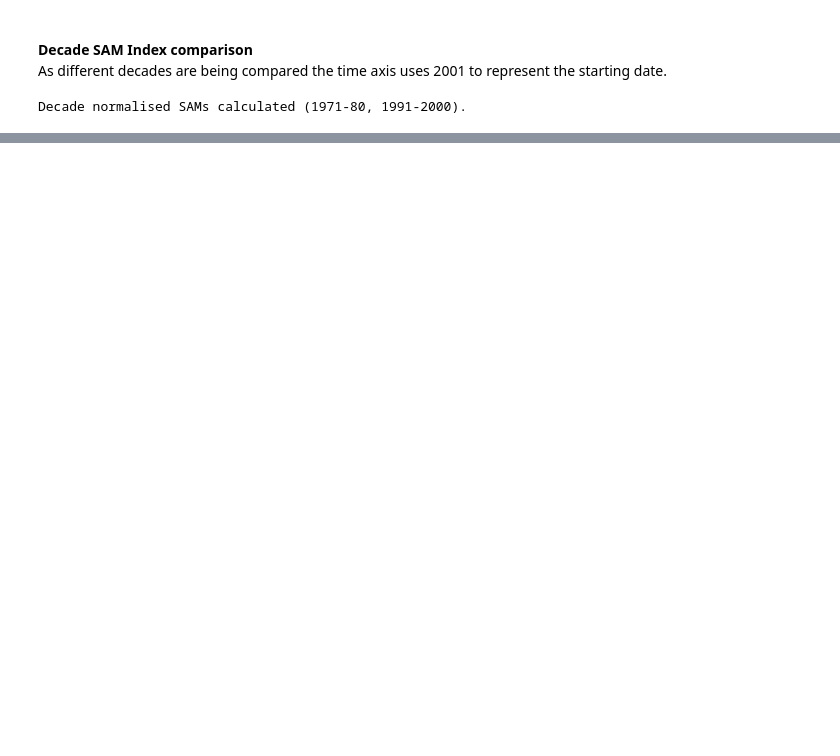
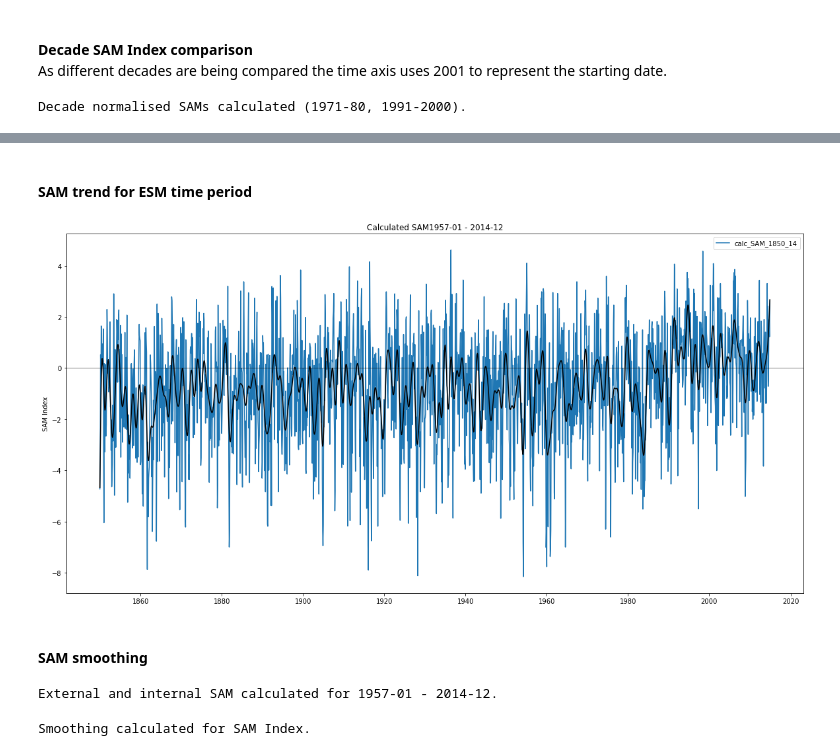
Before and after one commit to el1247/BAS_AI4ER_SAM, a Jupyter notebook: notebooks/exploratory/1.1_el_SAMAnalysis.ipynb, the cells around one changed output, grey strips where cells are left out. Saved outputs shown, nothing was run; the diff lists cells and outputs as text; code cells hidden in the pictures; blank space fills up the shorter version.

```diff
--- a/notebooks/exploratory/1.1_el_SAMAnalysis.ipynb
+++ b/notebooks/exploratory/1.1_el_SAMAnalysis.ipynb
@@ -108,6 +109,14 @@ External SAM index data in SAMIndex.txt loaded into externalSAMIndexSort.
 <li>SAMCalculateNorm - returns a data array of the difference in pressures between lat -40 and lat -65 (tolerance ±1°) for an input data array, normalised using second input data array.
 </ul>
 # %%
+def butter_lowpass(data,cut,order=4,sample_freq=1) :
+    nyq = 0.5*sample_freq
+    pass_freq =1./cut/nyq
+    sos=signal.butter(order, pass_freq, 'low', output='sos')
+    filt=signal.sosfiltfilt(sos,data)
+    return filt
+
+
 def externalSAMSearch(startDate, endDate):
     '''Performs np searching across externalSAMIndexSort for start-end date data, returns 2 x n np.array containing [dates][data]'''
     x, startIndex = np.where(externalSAMIndexSort == np.datetime64(startDate, 'M'))
@@ -330,0 +372,34 @@ plt.show()
+# %% [markdown]
+<br>
+<b>SAM trend for ESM time period</b><br>
+# %%
+smooth18SAM1850_14 = butter_lowpass(SAM1850_14["SAM_Index"], 18)
+timePlot(SAM1850_14, "calc_SAM_1850_14", "Calculated SAM"+startDate+" - "+endDate, 1)
+plt.plot(SAM1850_14["time"], smooth18SAM1850_14, color="Black")
+plt.axhline(0, color="Black", lw=0.5)
+plt.show()
+# %% [output]
+[figure, added]
+# %% [markdown]
+<br>
+<b>SAM smoothing</b>
+# %%
+startDate, endDate = "1957-01","2014-12"
+extSAM1957_14 = externalSAMSearch(startDate, endDate)
+SAM1957_14_data = dfESMLat.sel(time=slice(startDate, endDate))
+SAM1957_14 = SAMCalculateNorm(SAM1957_14_data)
+print("External and internal SAM calculated for "+startDate+" - "+endDate+".")
+# %% [output]
+External and internal SAM calculated for 1957-01 - 2014-12.
+# %%
+smooth18extSAM1957_14 = butter_lowpass(extSAM1957_14[1], 18)
+smooth18SAM1957_14 = butter_lowpass(SAM1957_14["SAM_Index"], 18)
+
+smooth24extSAM1957_14 = butter_lowpass(extSAM1957_14[1], 24)
+smooth24SAM1957_14 = butter_lowpass(SAM1957_14["SAM_Index"], 24)
+
+smooth120extSAM1957_14 = butter_lowpass(extSAM1957_14[1], 120)
+smooth120SAM1957_14 = butter_lowpass(SAM1957_14["SAM_Index"], 120)
+print("Smoothing calculated for SAM Index.")
+# %% [output]
+Smoothing calculated for SAM Index.
```
Also changed, not shown: parts of 9 cells of this notebook, 2 other files.
